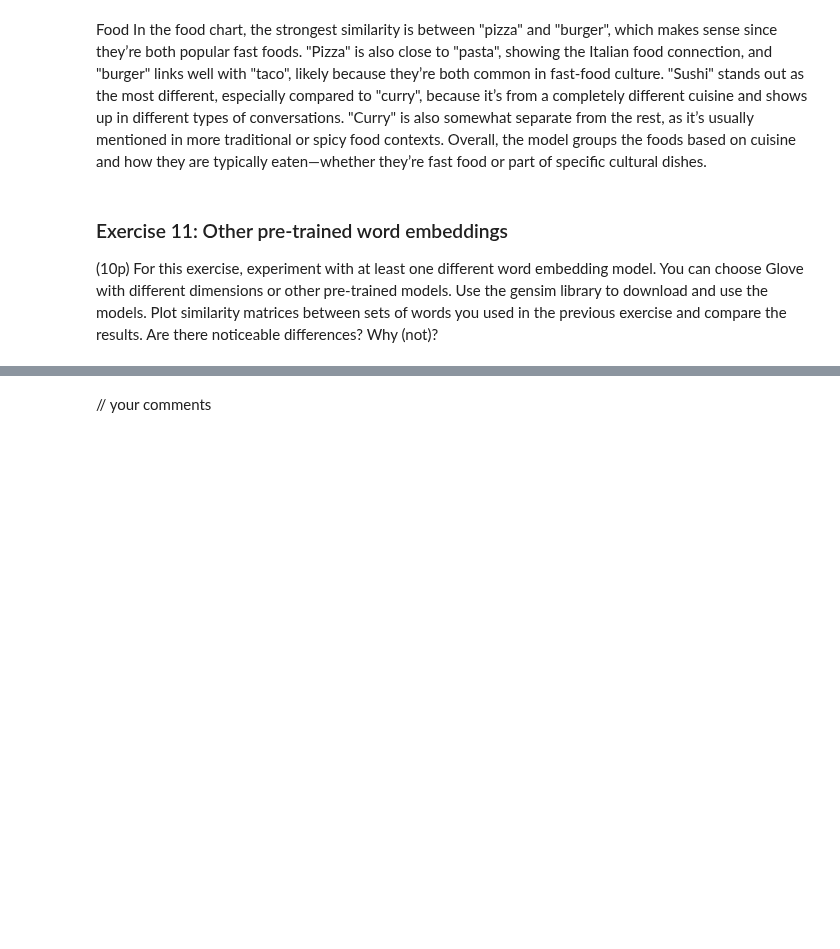
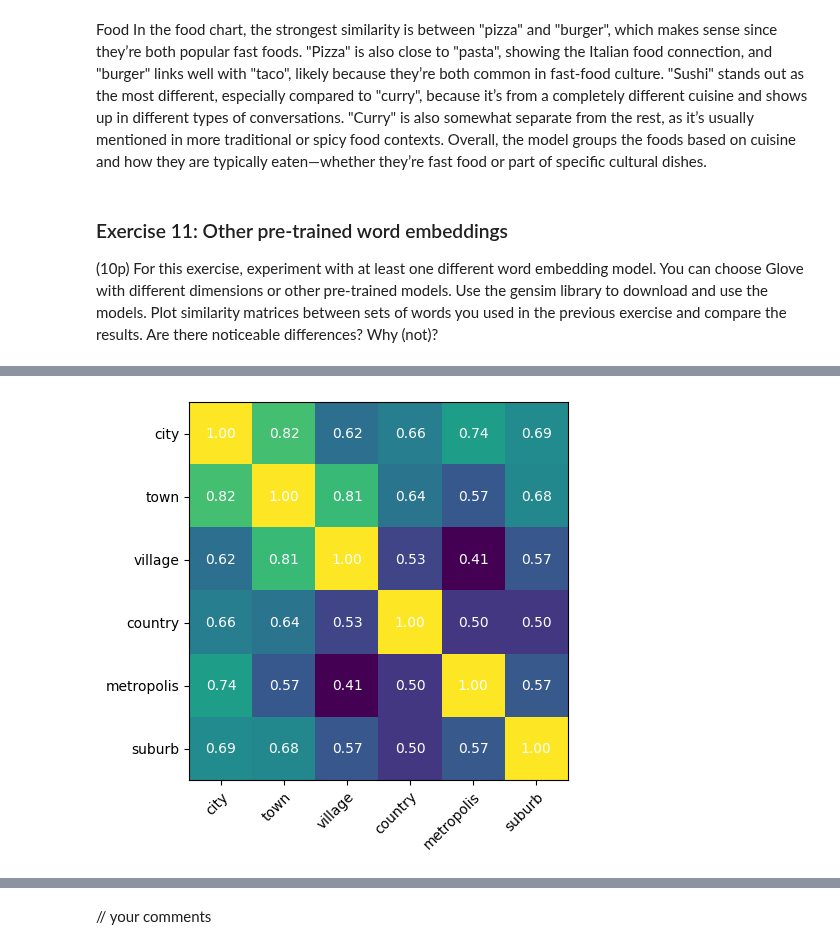
Before and after one commit to vddobush/NLP_Project, a Jupyter notebook: lab2cont.ipynb, the cells around one changed output, grey strips where cells are left out. Drawn from its saved outputs; the diff is of its cells as text; code cells hidden in the pictures; blank space fills up the shorter version.

```diff
--- a/lab2cont.ipynb
+++ b/lab2cont.ipynb
@@ -1091,0 +1102,7 @@ Plot similarity matrices between sets of words you used in the previous exercise
+# %%
+words_urban = ['city', 'town', 'village', 'country', 'metropolis', 'suburb']
+sim_animals = np.array([[fasttext.similarity(a, b) for b in words_urban]
+                        for a in words_urban])
+plot_similarity_matrix(sim_animals, words_urban)
+# %% [output]
+[figure, added]
```
Also changed, not shown: parts of 3 cells of this notebook.
